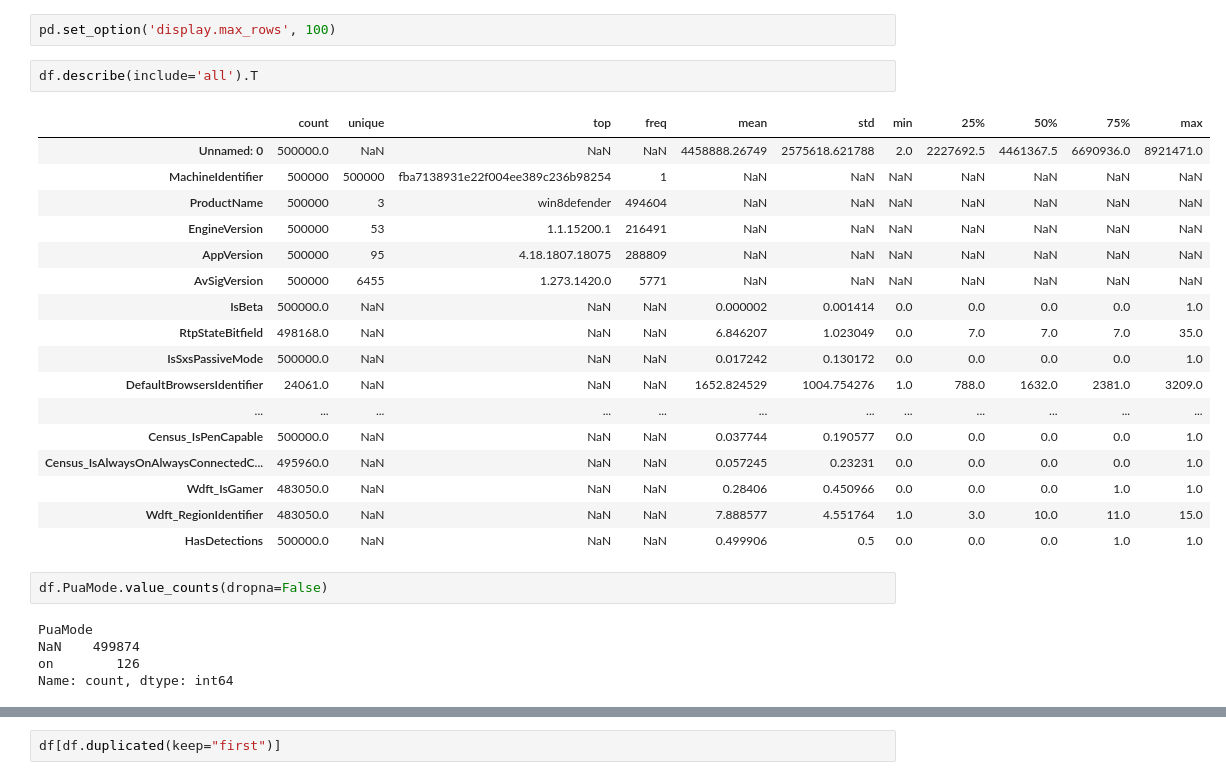
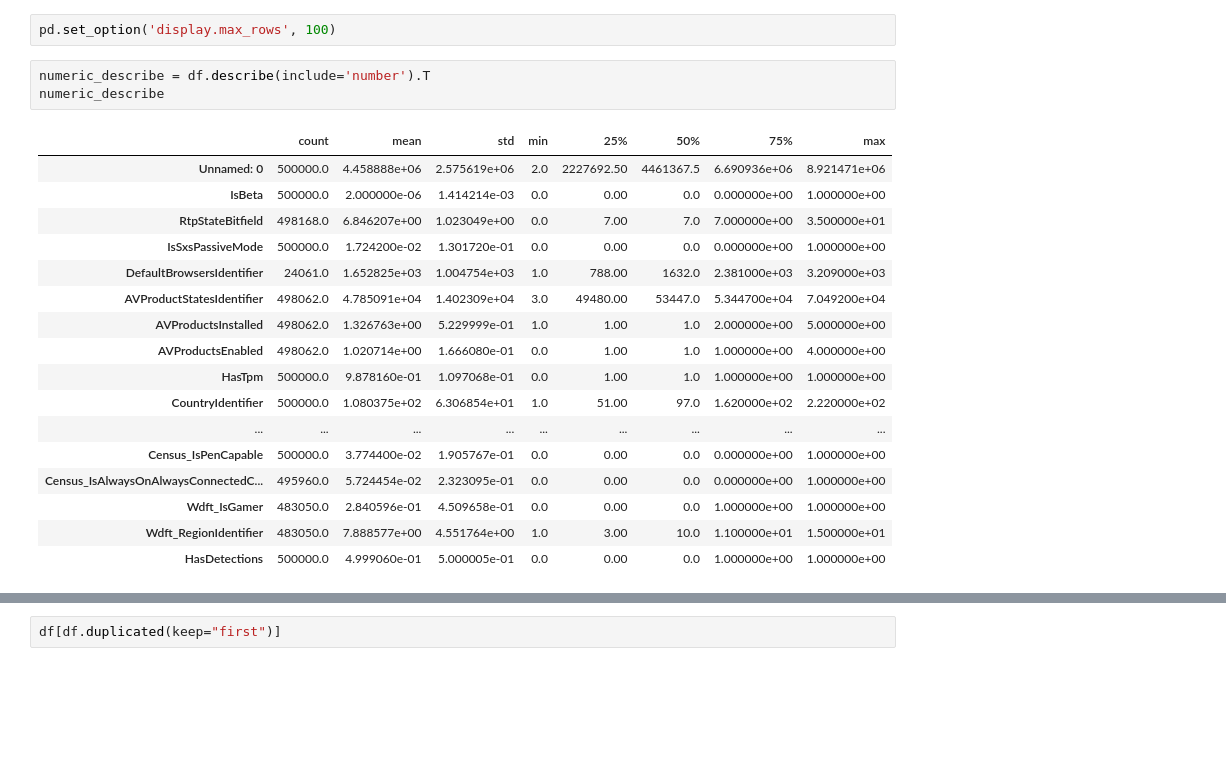
Before and after one commit to Ehunankakoa/nuclio-datascience_AI, a Jupyter notebook: Entregable_2/Entregable_2.ipynb, the cells around one changed output, grey strips where cells are left out. Saved outputs shown, nothing was run; the diff lists cells and outputs as text; blank space fills up the shorter version.

```diff
--- a/Entregable_2/Entregable_2.ipynb
+++ b/Entregable_2/Entregable_2.ipynb
@@ -110,29 +114,23 @@ df
 # %%
 pd.set_option('display.max_rows', 100)
 # %%
-df.describe(include='all').T
+numeric_describe = df.describe(include='number').T
+numeric_describe
 # %% [output]
-|  | count | unique | top | freq | mean | std | min | 25% | 50% | 75% | max |
-| Unnamed: 0 | 500000.0 | NaN | NaN | NaN | 4458888.26749 | 2575618.621788 | 2.0 | 2227692.5 | 4461367.5 | 6690936.0 | 8921471.0 |
-| MachineIdentifier | 500000 | 500000 | fba7138931e22f004ee389c236b98254 | 1 | NaN | NaN | NaN | NaN | NaN | NaN | NaN |
-| ProductName | 500000 | 3 | win8defender | 494604 | NaN | NaN | NaN | NaN | NaN | NaN | NaN |
-| EngineVersion | 500000 | 53 | 1.1.15200.1 | 216491 | NaN | NaN | NaN | NaN | NaN | NaN | NaN |
-| AppVersion | 500000 | 95 | 4.18.1807.18075 | 288809 | NaN | NaN | NaN | NaN | NaN | NaN | NaN |
-| AvSigVersion | 500000 | 6455 | 1.273.1420.0 | 5771 | NaN | NaN | NaN | NaN | NaN | NaN | NaN |
-| IsBeta | 500000.0 | NaN | NaN | NaN | 0.000002 | 0.001414 | 0.0 | 0.0 | 0.0 | 0.0 | 1.0 |
-| RtpStateBitfield | 498168.0 | NaN | NaN | NaN | 6.846207 | 1.023049 | 0.0 | 7.0 | 7.0 | 7.0 | 35.0 |
-| IsSxsPassiveMode | 500000.0 | NaN | NaN | NaN | 0.017242 | 0.130172 | 0.0 | 0.0 | 0.0 | 0.0 | 1.0 |
-| DefaultBrowsersIdentifier | 24061.0 | NaN | NaN | NaN | 1652.824529 | 1004.754276 | 1.0 | 788.0 | 1632.0 | 2381.0 | 3209.0 |
-| ... | ... | ... | ... | ... | ... | ... | ... | ... | ... | ... | ... |
-| Census_IsPenCapable | 500000.0 | NaN | NaN | NaN | 0.037744 | 0.190577 | 0.0 | 0.0 | 0.0 | 0.0 | 1.0 |
-| Census_IsAlwaysOnAlwaysConnectedC... | 495960.0 | NaN | NaN | NaN | 0.057245 | 0.23231 | 0.0 | 0.0 | 0.0 | 0.0 | 1.0 |
-| Wdft_IsGamer | 483050.0 | NaN | NaN | NaN | 0.28406 | 0.450966 | 0.0 | 0.0 | 0.0 | 1.0 | 1.0 |
-| Wdft_RegionIdentifier | 483050.0 | NaN | NaN | NaN | 7.888577 | 4.551764 | 1.0 | 3.0 | 10.0 | 11.0 | 15.0 |
-| HasDetections | 500000.0 | NaN | NaN | NaN | 0.499906 | 0.5 | 0.0 | 0.0 | 0.0 | 1.0 | 1.0 |
+|  | count | mean | std | min | 25% | 50% | 75% | max |
+| Unnamed: 0 | 500000.0 | 4.458888e+06 | 2.575619e+06 | 2.0 | 2227692.50 | 4461367.5 | 6.690936e+06 | 8.921471e+06 |
+| IsBeta | 500000.0 | 2.000000e-06 | 1.414214e-03 | 0.0 | 0.00 | 0.0 | 0.000000e+00 | 1.000000e+00 |
+| RtpStateBitfield | 498168.0 | 6.846207e+00 | 1.023049e+00 | 0.0 | 7.00 | 7.0 | 7.000000e+00 | 3.500000e+01 |
+| IsSxsPassiveMode | 500000.0 | 1.724200e-02 | 1.301720e-01 | 0.0 | 0.00 | 0.0 | 0.000000e+00 | 1.000000e+00 |
+| DefaultBrowsersIdentifier | 24061.0 | 1.652825e+03 | 1.004754e+03 | 1.0 | 788.00 | 1632.0 | 2.381000e+03 | 3.209000e+03 |
+| AVProductStatesIdentifier | 498062.0 | 4.785091e+04 | 1.402309e+04 | 3.0 | 49480.00 | 53447.0 | 5.344700e+04 | 7.049200e+04 |
+| AVProductsInstalled | 498062.0 | 1.326763e+00 | 5.229999e-01 | 1.0 | 1.00 | 1.0 | 2.000000e+00 | 5.000000e+00 |
+| AVProductsEnabled | 498062.0 | 1.020714e+00 | 1.666080e-01 | 0.0 | 1.00 | 1.0 | 1.000000e+00 | 4.000000e+00 |
+| HasTpm | 500000.0 | 9.878160e-01 | 1.097068e-01 | 0.0 | 1.00 | 1.0 | 1.000000e+00 | 1.000000e+00 |
+| CountryIdentifier | 500000.0 | 1.080375e+02 | 6.306854e+01 | 1.0 | 51.00 | 97.0 | 1.620000e+02 | 2.220000e+02 |
+| ... | ... | ... | ... | ... | ... | ... | ... | ... |
+| Census_IsPenCapable | 500000.0 | 3.774400e-02 | 1.905767e-01 | 0.0 | 0.00 | 0.0 | 0.000000e+00 | 1.000000e+00 |
+| Census_IsAlwaysOnAlwaysConnectedC... | 495960.0 | 5.724454e-02 | 2.323095e-01 | 0.0 | 0.00 | 0.0 | 0.000000e+00 | 1.000000e+00 |
+| Wdft_IsGamer | 483050.0 | 2.840596e-01 | 4.509658e-01 | 0.0 | 0.00 | 0.0 | 1.000000e+00 | 1.000000e+00 |
+| Wdft_RegionIdentifier | 483050.0 | 7.888577e+00 | 4.551764e+00 | 1.0 | 3.00 | 10.0 | 1.100000e+01 | 1.500000e+01 |
+| HasDetections | 500000.0 | 4.999060e-01 | 5.000005e-01 | 0.0 | 0.00 | 0.0 | 1.000000e+00 | 1.000000e+00 |
-# %%
-df.PuaMode.value_counts(dropna=False)
-# %% [output]
-PuaMode
-NaN    499874
-on        126
-Name: count, dtype: int64
```
Also changed, not shown: parts of 41 cells of this notebook, 2 other files.
